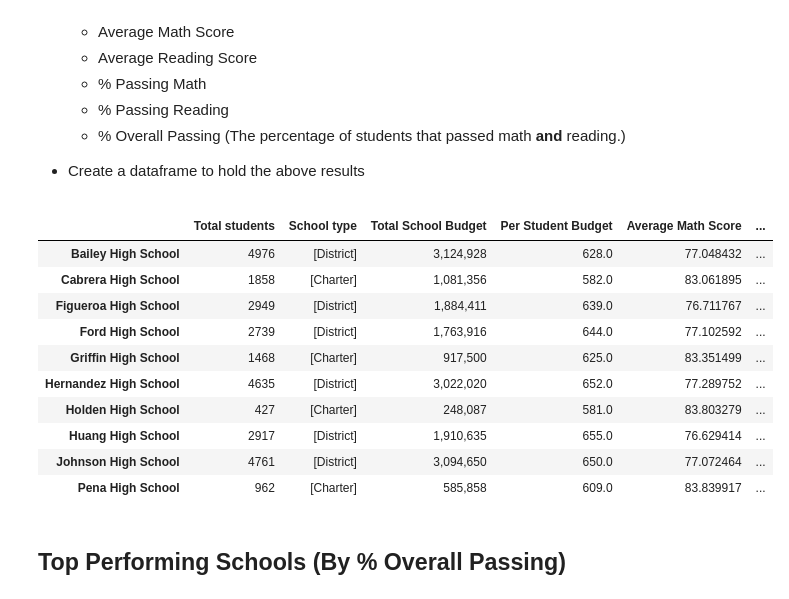
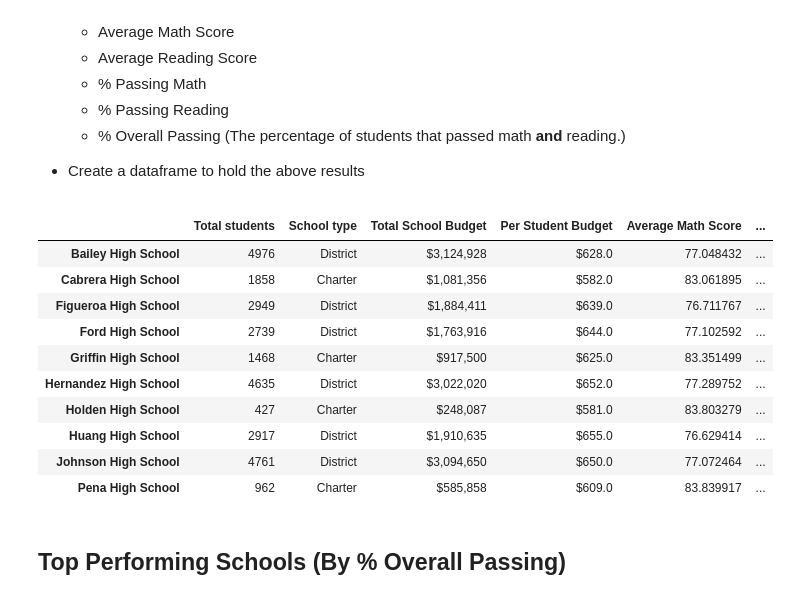
Before and after one commit to HaifaNajdawi/python_pandas-data-analysis-, a Jupyter notebook: PyCitySchools/PyCitySchools_starter.ipynb, the cells around one changed output. Drawn from its saved outputs; the diff is of its cells as text; code cells hidden in the pictures.

```diff
--- a/PyCitySchools/PyCitySchools_starter.ipynb
+++ b/PyCitySchools/PyCitySchools_starter.ipynb
@@ -13,6 +13,9 @@ student_data_to_load = "Resources/students_complete.csv"
 school_data = pd.read_csv(school_data_to_load)
 student_data = pd.read_csv(student_data_to_load)
 
+# This variable will be use later
+indexed_school_data = school_data.set_index('school_name')
+
 # Combine the data into a single dataset.
 school_data_complete = pd.merge(student_data, school_data, how="left", on=["school_name", "school_name"])
 school_data_complete.head(20)
@@ -122,54 +125,53 @@ summery_df.head()
 schools_counts= school_data_complete["school_name"].value_counts()
 
 grouped_school_name =school_data_complete.groupby(['school_name'])
-school_type=grouped_school_name["type"].unique()
+school_type=indexed_school_data["type"]
+total_school_budget =indexed_school_data["budget"]
 
-total_school_budget =grouped_school_name["budget"].mean()
-per_student_budget = round(total_school_budget / schools_counts,2)
-per_student_budget
+avg_student_budget = round(total_school_budget / schools_counts,2)
+avg_student_budget
 
 average_math = grouped_school_name["math_score"].mean()
 
 average_reading=grouped_school_name["reading_score"].mean()
 
 math = school_data_complete.loc[school_data_complete["math_score"] >= 70]
 passing_math =round( math.groupby(["school_name"]).count()["student_name"] / schools_counts*100,2)
 
 read= school_data_complete.loc[school_data_complete["reading_score"] >= 70]
 passing_read = round(read.groupby(["school_name"]).count()["student_name"] / schools_counts*100,2)
 
 math_reading =school_data_complete.loc[(school_data_complete["math_score"] >= 70) & (school_data_complete["reading_score"] >= 70)]
 passing_math_reading =round(math_reading.groupby(["school_name"]).count()["student_name"]/schools_counts*100,2)
 
 
 
 
 
 
 school_summery = pd.DataFrame({"Total students":school_names,
 "School type":school_type,
-"Total School Budget":total_school_budget,
-"Per Student Budget":per_student_budget,
+"Total School Budget":total_school_budget.map("${:,}".format),
+"Per Student Budget":avg_student_budget.map("${:,}".format),
 "Average Math Score":average_math,
 "Average Reading Score":average_reading,
 "% Passing Math":passing_math,
 "% Passing Reading":passing_read,
 "% Overall Passing":passing_math_reading})
 
-school_summery["Total School Budget"] = school_summery["Total School Budget"].map("{:,}".format)
 school_summery.head(10)
 # %% [output]
 |  | Total students | School type | Total School Budget | Per Student Budget | Average Math Score | ... |
-| Bailey High School | 4976 | [District] | 3,124,928 | 628.0 | 77.048432 | ... |
-| Cabrera High School | 1858 | [Charter] | 1,081,356 | 582.0 | 83.061895 | ... |
-| Figueroa High School | 2949 | [District] | 1,884,411 | 639.0 | 76.711767 | ... |
-| Ford High School | 2739 | [District] | 1,763,916 | 644.0 | 77.102592 | ... |
-| Griffin High School | 1468 | [Charter] | 917,500 | 625.0 | 83.351499 | ... |
-| Hernandez High School | 4635 | [District] | 3,022,020 | 652.0 | 77.289752 | ... |
-| Holden High School | 427 | [Charter] | 248,087 | 581.0 | 83.803279 | ... |
-| Huang High School | 2917 | [District] | 1,910,635 | 655.0 | 76.629414 | ... |
-| Johnson High School | 4761 | [District] | 3,094,650 | 650.0 | 77.072464 | ... |
-| Pena High School | 962 | [Charter] | 585,858 | 609.0 | 83.839917 | ... |
+| Bailey High School | 4976 | District | $3,124,928 | $628.0 | 77.048432 | ... |
+| Cabrera High School | 1858 | Charter | $1,081,356 | $582.0 | 83.061895 | ... |
+| Figueroa High School | 2949 | District | $1,884,411 | $639.0 | 76.711767 | ... |
+| Ford High School | 2739 | District | $1,763,916 | $644.0 | 77.102592 | ... |
+| Griffin High School | 1468 | Charter | $917,500 | $625.0 | 83.351499 | ... |
+| Hernandez High School | 4635 | District | $3,022,020 | $652.0 | 77.289752 | ... |
+| Holden High School | 427 | Charter | $248,087 | $581.0 | 83.803279 | ... |
+| Huang High School | 2917 | District | $1,910,635 | $655.0 | 76.629414 | ... |
+| Johnson High School | 4761 | District | $3,094,650 | $650.0 | 77.072464 | ... |
+| Pena High School | 962 | Charter | $585,858 | $609.0 | 83.839917 | ... |
 # %% [markdown]
 ## Top Performing Schools (By % Overall Passing)
 # %% [markdown]
```
Also changed, not shown: parts of 4 cells of this notebook.
